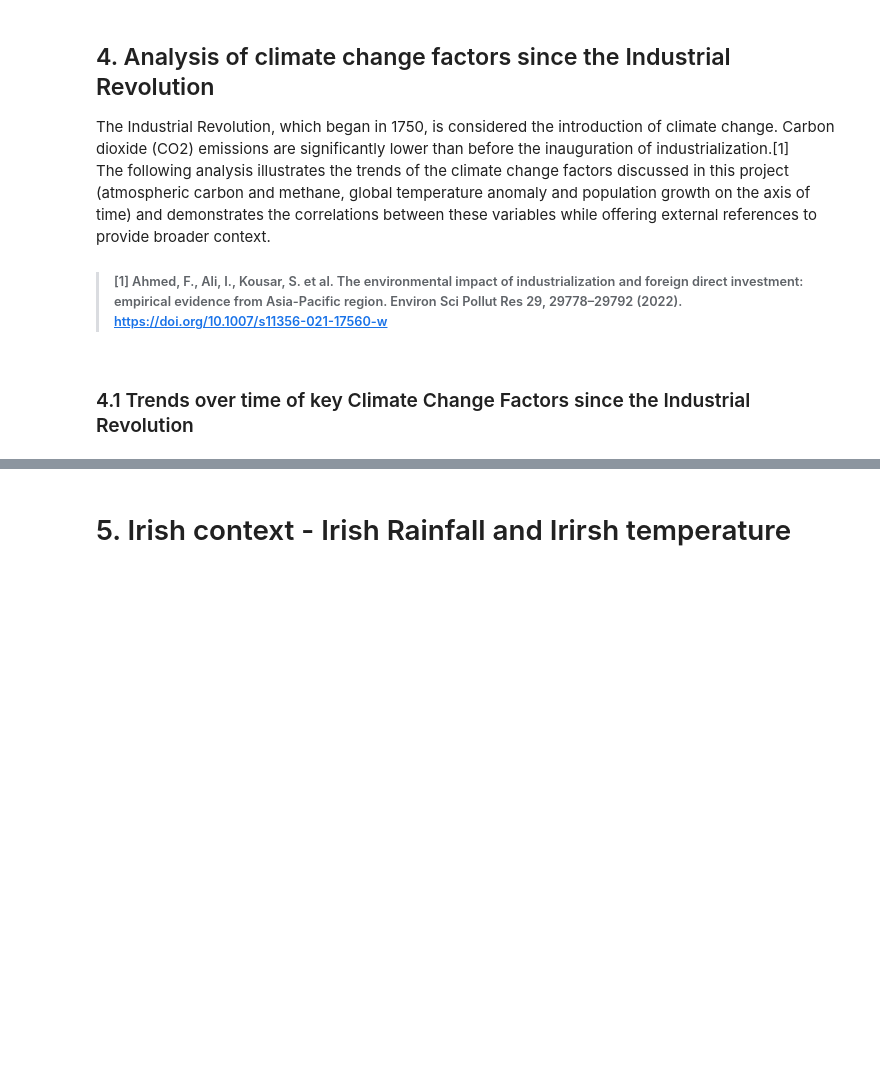
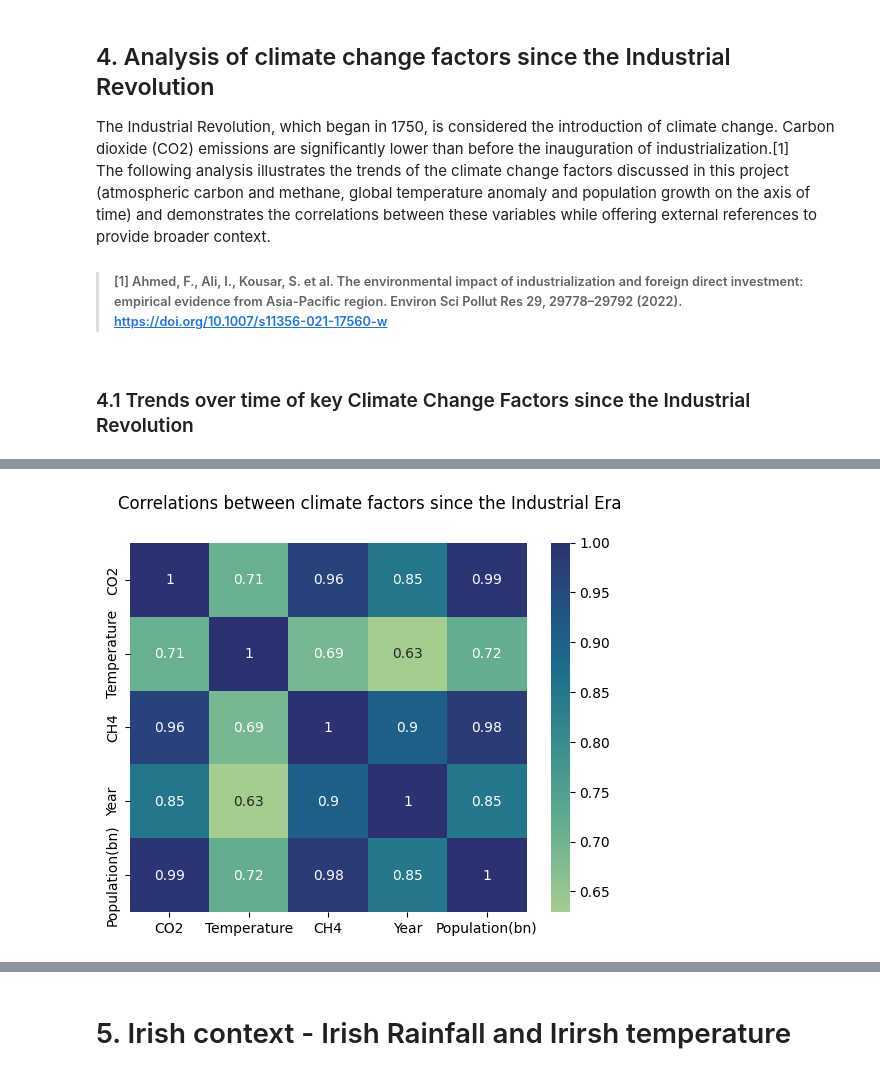
Before and after one commit to noyo0/ProgrammingForDataAnalysis_Project2, a Jupyter notebook: Project2/Project2.ipynb, the cells around one changed output, grey strips where cells are left out. Drawn from its saved outputs; the diff is of its cells as text; code cells hidden in the pictures; blank space fills up the shorter version.

```diff
--- a/Project2/Project2.ipynb
+++ b/Project2/Project2.ipynb
@@ -825,28 +827,33 @@ CH4 expressed as a mole fraction in dry air, nanomol/mol, abbreviated as ppb.
 > ###### [1] Heilig, G.K. The greenhouse gas methane (CH4): Sources and sinks, the impact of population growth, possible interventions. Popul Environ 16, 109–137 (1994). https://doi.org/10.1007/BF02208779 <br> [2] Malte Meinshausen, Elisabeth Vogel, Alexander Nauels, Katja Lorbacher, Nicolai Meinshausen, David M. Etheridge, Paul J. Fraser, Stephen A. Montzka, Peter J. Rayner, Cathy M. Trudinger, Paul B. Krummel, Urs Beyerle, Josep G. Canadell, John S. Daniel, Ian G. Enting, Rachel M. Law, Chris R. Lunder, Simon O’Doherty, Ron G. Prinn, Stefan Reimann, Mauro Rubino, Guus J.M. Velders, Martin K. Vollmer, Ray H.J. Wang, Ray Weiss, Historical greenhouse gas concentrations for climate modelling (CMIP6), GMD Special Issue, http://www.geosci-model-dev.net/special_issue590.html *<br>[3] National Oceanic and Atmospheric Administration (NOAA). Global Greenhouse Gas Reference Network (GGGRN), https://gml.noaa.gov/ccgg/data/ch4.html
 # %%
 #read in CH4 data, clean and prepare, create dataframe for methane
-#main source
-methane1 = pd.read_excel("Data/Supplementary_Table_UoM_GHGConcentrations-1-1-0_annualmeans_v23March2017.xls", sheet_name="allGHGs-Global", usecols='A,B,C,D',skiprows=21).dropna() # years 0-2014/ Reference: Malte Meinshausen, Elisabeth Vogel, Alexander Nauels, Katja Lorbacher, Nicolai Meinshausen, David M. Etheridge, Paul J. Fraser, Stephen A. Montzka, Peter J. Rayner, Cathy M. Trudinger, Paul B. Krummel, Urs Beyerle, Josep G. Canadell, John S. Daniel, Ian G. Enting, Rachel M. Law, Chris R. Lunder, Simon O’Doherty, Ron G. Prinn, Stefan Reimann, Mauro Rubino, Guus J.M. Velders, Martin K. Vollmer, Ray H.J. Wang, Ray Weiss, Historical greenhouse gas concentrations for climate modelling (CMIP6), GMD Special Issue, http://www.geosci-model-dev.net/special_issue590.html
-methane1['Year'] = methane1['v YEARS/GAS >'] #modern data up to 2022
-methane1 = methane1.drop(['N2O','v YEARS/GAS >'],axis=1) #'CO2',
-#supplementary source
-methane2 = pd.read_csv('Data/ch4_annmean_gl.txt', sep='\s+', skiprows=45, comment='#')
+#main source - # years 0-2014 (http://www.geosci-model-dev.net/special_issue590.html)
+methane1 = pd.read_excel(
+    "Data/Supplementary_Table_UoM_GHGConcentrations-1-1-0_annualmeans_v23March2017.xls",
+    sheet_name="allGHGs-Global", usecols='A,B,C,D',skiprows=21).dropna()
+methane1['Year'] = methane1['v YEARS/GAS >'] # Align column name with previous dataframes
+methane1 = methane1.drop(['N2O','v YEARS/GAS >'],axis=1) #drop irrelevant columns
+#supplementary source - #modern data up to 2022 (https://gml.noaa.gov/ccgg/data/ch4.html)
+methane2 = pd.read_csv('Data/ch4_annmean_gl.txt', sep='\s+', skiprows=45, comment='#') #
 methane2.columns=['Year','CH4','unc']
 methane2 = methane2.drop(['unc'],axis=1)
 #combine the data into one dataframe
 methane=pd.concat([methane1,methane2])
 methane['Age']=1950-methane['Year'] #convert Year to BP in Age varaible to align with existing CO2 and T data
 methane = methane.drop(['CO2','Year'],axis=1) #
-methane = methane[['Age', 'CH4']]# switch column order # ref: https://practicaldatascience.co.uk/data-science/how-to-reorder-pandas-dataframe-columns
+methane = methane[['Age', 'CH4']]# switch column order to align with previous dataframes
 
-#visualise data with  overlay
-plt.plot(methane1['Year'],methane1['CH4'], color='r')
+#visualise data with overlay of sources
+plt.plot(methane1['Year'],methane1['CH4'], color='r', linestyle='--')
 plt.text(methane1.iloc[0, 0], methane1.iloc[0, 1], 'CMIP6', fontsize=8, #first row data of each column as coordinate for labels
              verticalalignment='top', color='r')
-plt.plot(methane2['Year'],methane2['CH4'], color='g')
+plt.plot(methane2['Year'],methane2['CH4'], color='g', linestyle='--')
 plt.text(methane2.iloc[0, 0], methane2.iloc[0, 1], 'GGGRN', fontsize=8, #first row data of each column as coordinate for labels
              verticalalignment='top', color='g')
 plt.suptitle('CH4 datasources overlaid')
 plt.show()
+
+#ignore comments in source txt (ref: https://stackoverflow.com/questions/14158868/python-skip-comment-lines-marked-with-in-csv-dictreader)
+#switch column order (ref: https://practicaldatascience.co.uk/data-science/how-to-reorder-pandas-dataframe-columns)
 # %% [output]
 [figure]
@@ -1138 +1167,10 @@ Correlation matrix
+# %%
+#visualise correlations with heatmap
+plotCorr=fn_CEslice().corr()
+plt.suptitle('Correlations between climate factors since the Industrial Era')
+sns.heatmap(plotCorr,annot=True, cmap='crest')
+plt.show()
+#seaborn colors (ref: https://seaborn.pydata.org/tutorial/color_palettes.html)
+# %% [output]
+[figure, added]
 # %% [markdown]
```
Also changed, not shown: parts of 28 cells of this notebook, 1 other file.
